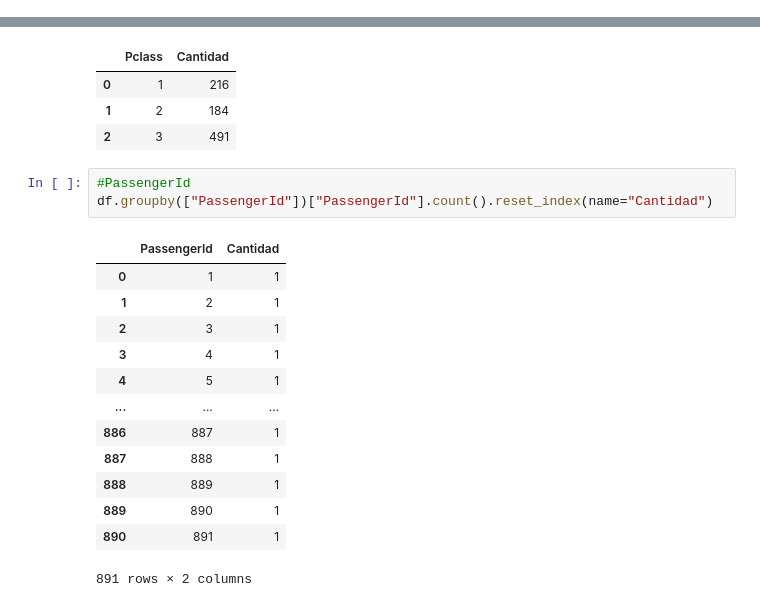
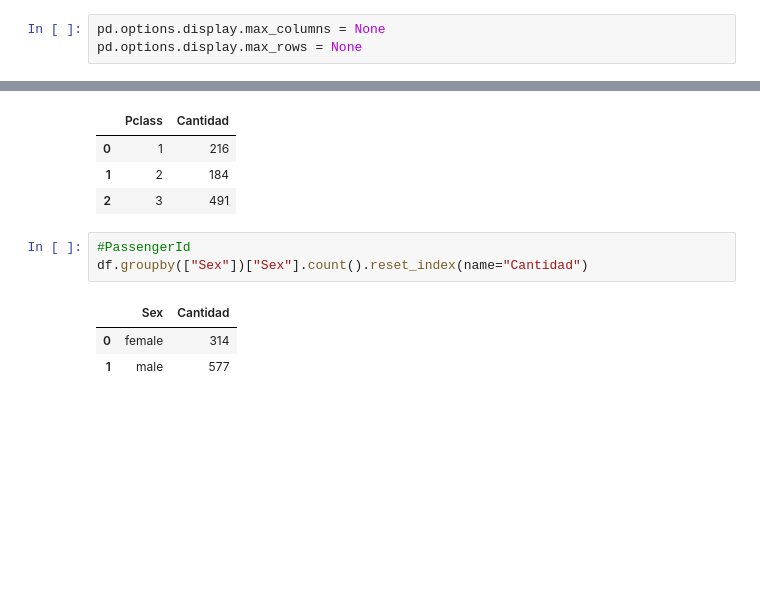
Before and after one commit to loreto73/Titanic, a Jupyter notebook: k_titanic.ipynb, the cells around one changed output, grey strips where cells are left out. Drawn from its saved outputs; the diff is of its cells as text; blank space fills up the shorter version.

```diff
--- a/k_titanic.ipynb
+++ b/k_titanic.ipynb
@@ -27,3 +13,6 @@ df
+# %%
+pd.options.display.max_columns = None
+pd.options.display.max_rows = None
 # %% [markdown]
 Iniciamos con el análisis exploratorio. Vemos cuántos registros tiene cada variable. Se puede observar que son 11 variables independientes y una dependiente: Survived. Ésta última será la variable para el aprendizaje en nuestro modelos de machine learning.
 # %%
@@ -106,18 +94,8 @@ df.groupby(["Pclass"])["Pclass"].count().reset_index(name="Cantidad")
 | 2 | 3 | 491 |
 # %%
 #PassengerId
-df.groupby(["PassengerId"])["PassengerId"].count().reset_index(name="Cantidad")
+df.groupby(["Sex"])["Sex"].count().reset_index(name="Cantidad")
 # %% [output]
-|  | PassengerId | Cantidad |
-| 0 | 1 | 1 |
-| 1 | 2 | 1 |
-| 2 | 3 | 1 |
-| 3 | 4 | 1 |
-| 4 | 5 | 1 |
-| ... | ... | ... |
-| 886 | 887 | 1 |
-| 887 | 888 | 1 |
-| 888 | 889 | 1 |
-| 889 | 890 | 1 |
-| 890 | 891 | 1 |
+|  | Sex | Cantidad |
+| 0 | female | 314 |
+| 1 | male | 577 |
-891 rows × 2 columns
```
Also changed, not shown: parts of 23 cells of this notebook.
